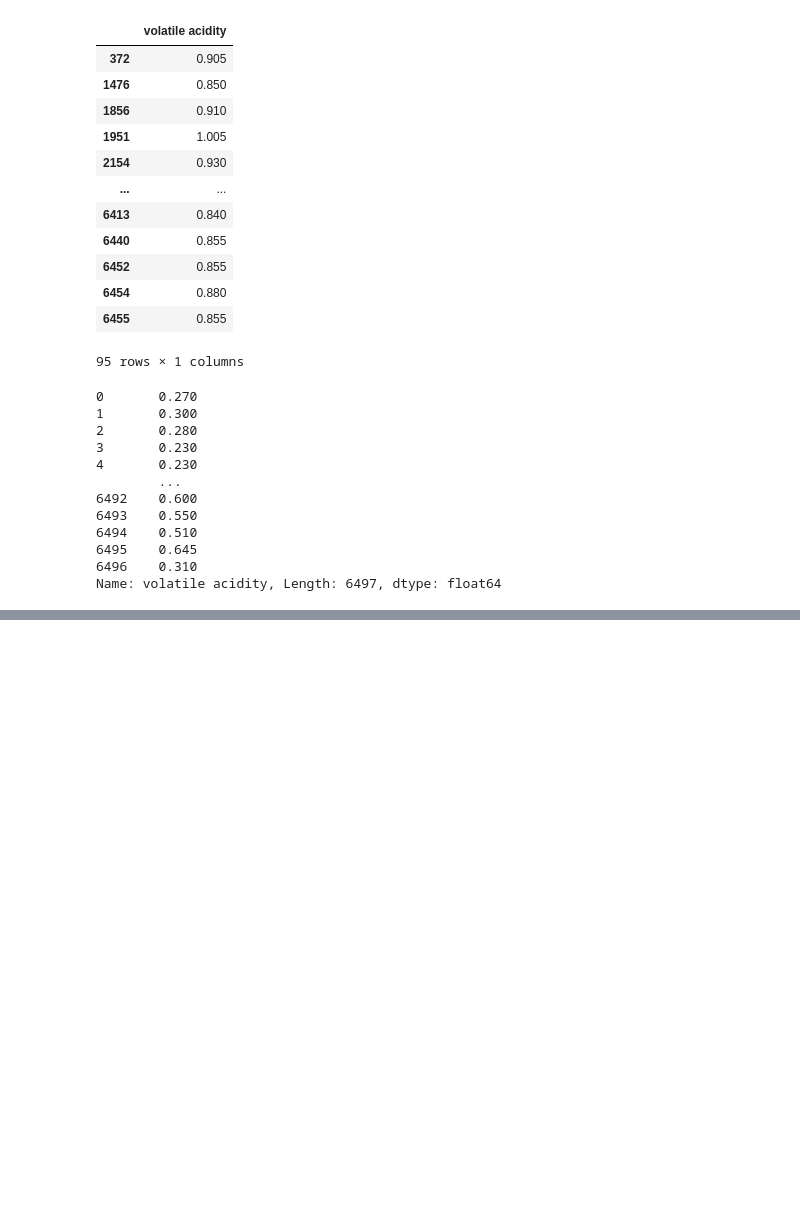
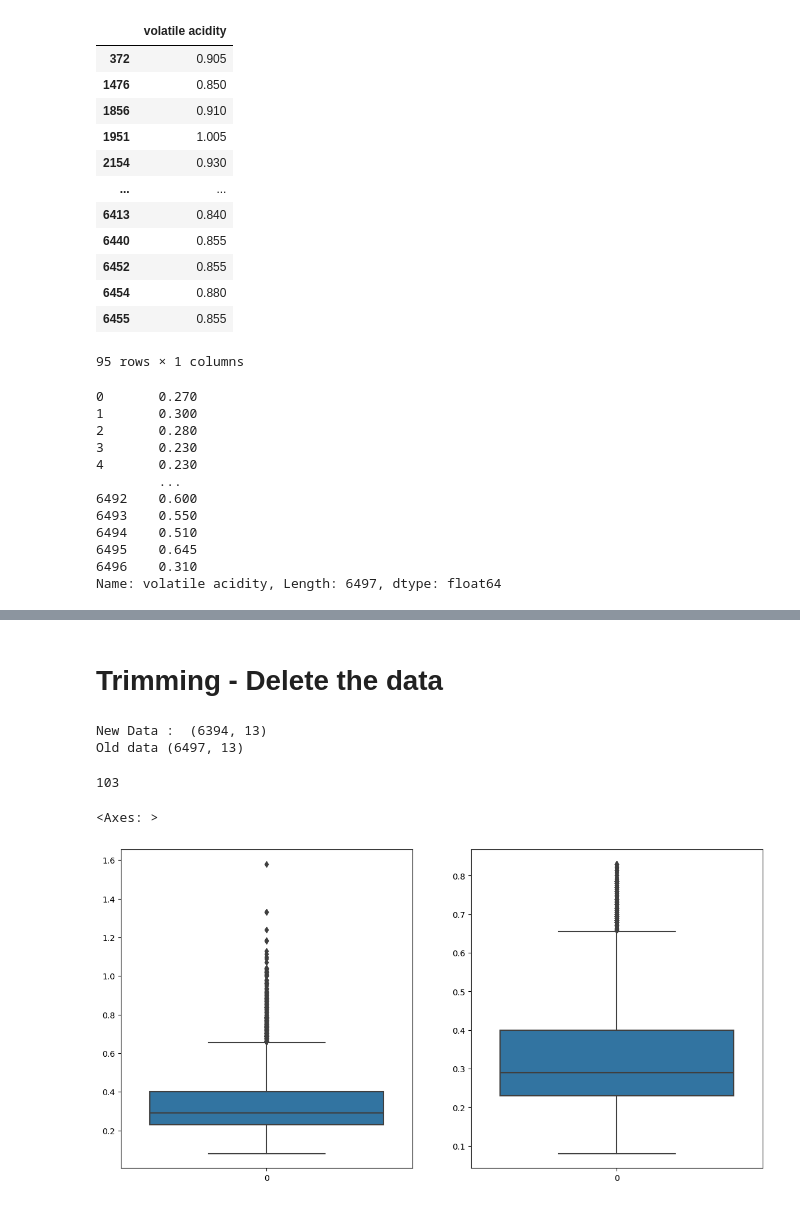
Before and after one commit to Asthaavermaa/Machine_Learning, a Jupyter notebook: 3_Outlier/1_ZScore.ipynb, the cells around one changed output, grey strips where cells are left out. Saved outputs shown, nothing was run; the diff lists cells and outputs as text; code cells hidden in the pictures; blank space fills up the shorter version.

```diff
--- a/3_Outlier/1_ZScore.ipynb
+++ b/3_Outlier/1_ZScore.ipynb
@@ -127,0 +131,27 @@ Name: volatile acidity, Length: 6497, dtype: float64
+# %% [markdown]
+# Trimming - Delete the data
+# %%
+newData = data.loc[(data['volatile acidity'] < UpperLimit) & (data['volatile acidity'] > LowerLimit)]
+# %%
+print("New Data : ", newData.shape)
+print("Old data", data.shape)
+# %% [output]
+New Data :  (6394, 13)
+Old data (6497, 13)
+# %%
+# how many outliers were there
+
+print(len(data) - len(newData))
+# %% [output]
+103
+# %%
+plt.figure(figsize=(14, 7))
+
+plt.subplot(1,2, 1)
+sns.boxplot(data['volatile acidity'])
+
+plt.subplot(1, 2, 2)
+sns.boxplot(newData['volatile acidity'])
+# %% [output]
+<Axes: >
+[figure, added]
```
Also changed, not shown: parts of 9 cells of this notebook.
